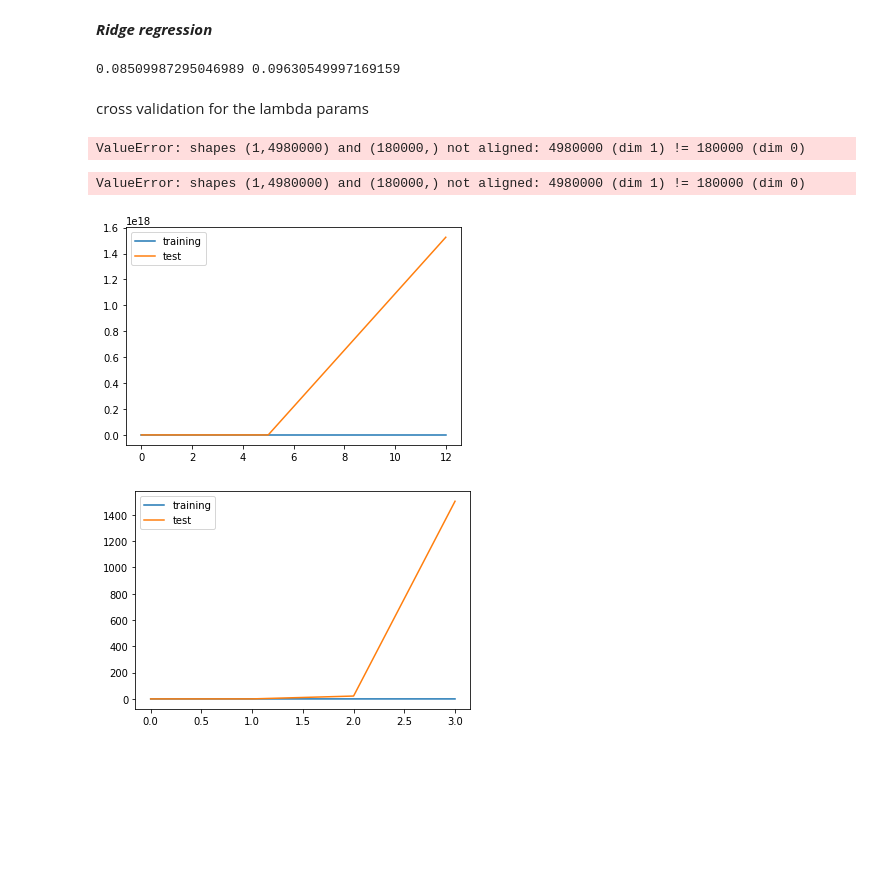
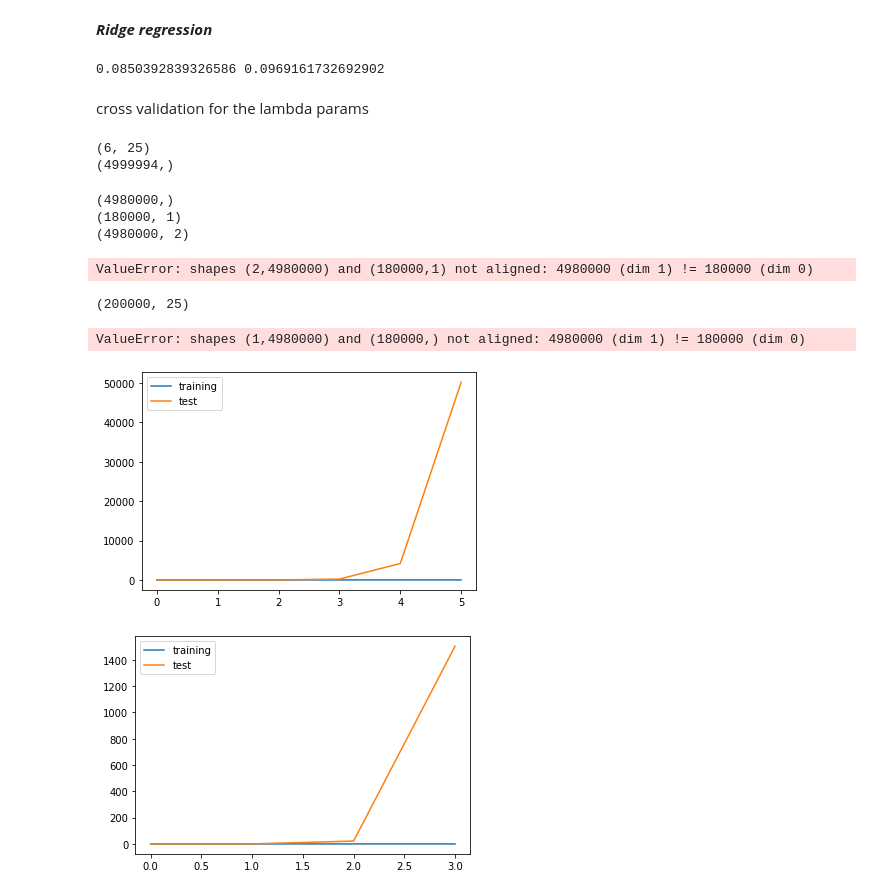
Before and after one commit to maximzubkov/ML_course, a Jupyter notebook: projects/project1/features.ipynb, the cells around one changed output. Saved outputs shown, nothing was run; the diff lists cells and outputs as text; code cells hidden in the pictures; blank space fills up the shorter version.

Commit message:
cross validation update

```diff
--- a/projects/project1/features.ipynb
+++ b/projects/project1/features.ipynb
@@ -214,21 +214,28 @@ plt.show()
 # %% [markdown]
 ***Ridge regression***
 # %%
-loss, w_pure = ridge_regression(y_train, X_train, lambda_=0.)
-y_pred = (X_train @ w_pure).reshape(-1, 1)
-y_pred = np.concatenate([1 - y_pred, y_pred], axis=1)
+w_pure, loss_tr  = ridge_regression(y_train, X_train, lambda_=0.)
+#y_pred = (X_train @ w_pure).reshape(-1, 1)
+#y_pred = np.concatenate([1 - y_pred, y_pred], axis=1)
 loss_te = compute_loss(y_val, X_val, w_pure)
-print(loss, loss_te)
+print(loss_tr, loss_te)
 #plot_roc(y_val, y_pred, figsize=(8,8))
 # %% [output]
-0.08509987295046989 0.09630549997169159
+0.0850392839326586 0.0969161732692902
 # %% [markdown]
 cross validation for the lambda params
 # %%
 from course_functions import build_k_indices, cross_validation
+# %%
+vect = np.array([0, 1, 2, 3, 4, 5])
+print(X_train[vect].shape)
+print((np.delete(X_train, vect)).shape)
+# %% [output]
+(6, 25)
+(4999994,)
 # %%
 seed = 12
-degrees = 0
+degrees = 1
 k_fold = 10
 lambdas = np.logspace(-4, 0, 30)
 k_indices = build_k_indices(y_train, k_fold, seed)
@@ -249,7 +256,14 @@ plt.plot(lambdas, rmse_tr, lambdas, rmse_te)
 plt.legend(['training', 'test'])
 plt.show()
 # %% [output]
-ValueError: shapes (1,4980000) and (180000,) not aligned: 4980000 (dim 1) != 180000 (dim 0)
+(4980000,)
+(180000, 1)
+(4980000, 2)
+ValueError: shapes (2,4980000) and (180000,1) not aligned: 4980000 (dim 1) != 180000 (dim 0)
+# %%
+print(X_train.shape)
+# %% [output]
+(200000, 25)
 # %%
 seed = 12
 degrees = [0, 1, 2, 3, 4, 5, 12]
@@ -277,23 +291,23 @@ plt.show()
 # %% [output]
 ValueError: shapes (1,4980000) and (180000,) not aligned: 4980000 (dim 1) != 180000 (dim 0)
 # %%
-degrees = [0, 1, 2, 3, 4, 5, 12] #more than five = overfitting
-lambda_ = 0.5 # cross-validation à faire !!
+degrees = [0, 1, 2, 3, 4, 5] #more than five = overfitting
+lambda_ = 0.00001 # cross-validation à faire !!
 losses_tr = []
 losses_te = []
 
 for degree in degrees:
     X_train_poly = build_poly(X_train, degree)
     X_val_poly = build_poly(X_val, degree)
-    loss, w_tr = ridge_regression(y_train, X_train_poly, lambda_)
+    w_tr, loss = ridge_regression(y_train, X_train_poly, lambda_)
     losses_tr.append(loss)
     losses_te.append(compute_loss(y_val, X_val_poly, w_tr))
 
 plt.plot(degrees, losses_tr, degrees, losses_te)
 plt.legend(['training', 'test'])
 plt.show()
 # %% [output]
-[figure, old version]
+[figure, new version]
 # %%
 plt.plot(degrees[0:4], losses_tr[0:4], degrees[0:4], losses_te[0:4])
 plt.legend(['training', 'test'])
```
Also changed, not shown: parts of 11 cells of this notebook.
